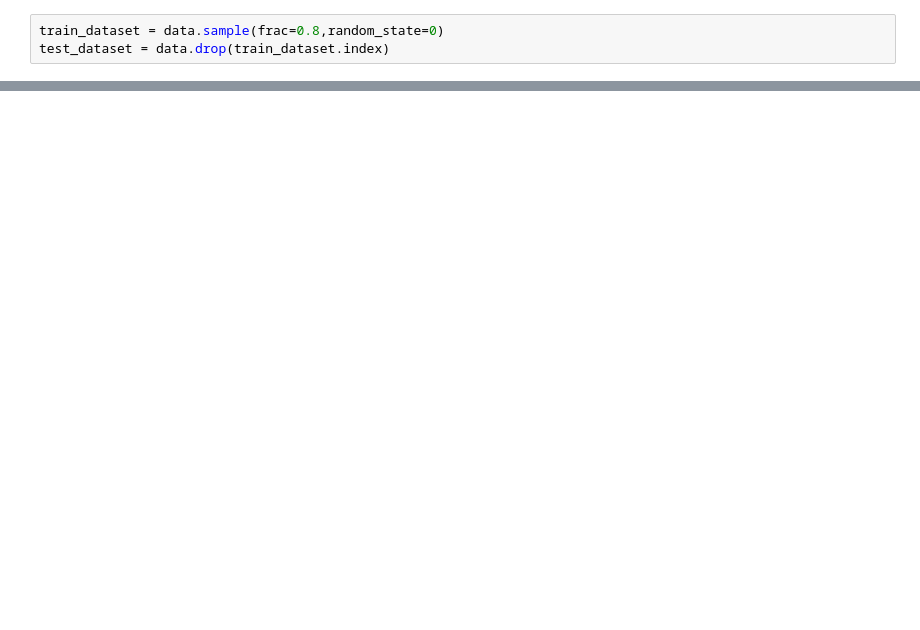
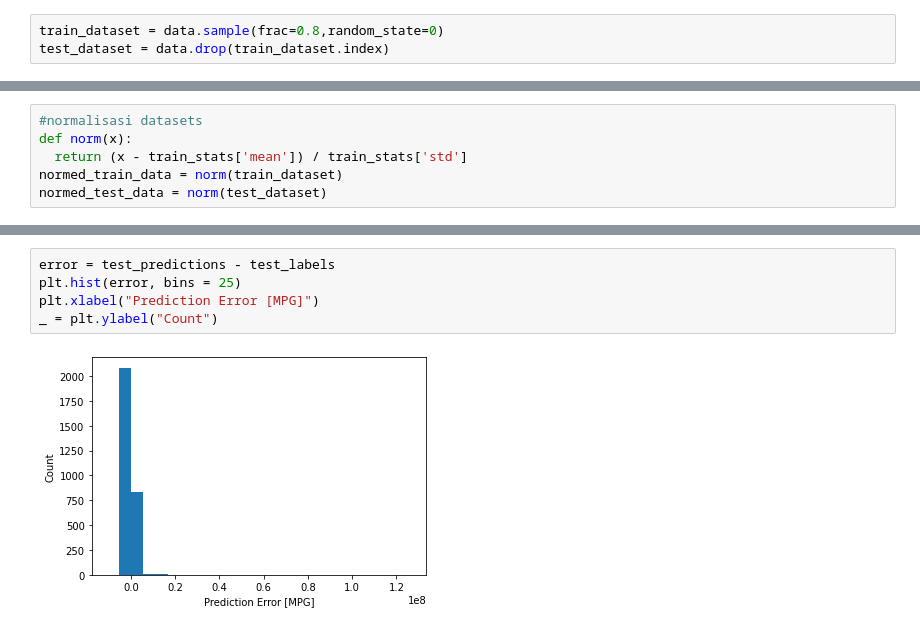
Before and after one commit to yopiazani02/Bangkit, a Jupyter notebook: bankgkit.ipynb, the cells around one changed output, grey strips where cells are left out. Saved outputs shown, nothing was run; the diff lists cells and outputs as text; blank space fills up the shorter version.

```diff
--- a/bankgkit.ipynb
+++ b/bankgkit.ipynb
@@ -257,0 +256,6 @@ test_dataset
+# %%
+#normalisasi datasets
+def norm(x):
+  return (x - train_stats['mean']) / train_stats['std']
+normed_train_data = norm(train_dataset)
+normed_test_data = norm(test_dataset)
@@ -257,0 +411,7 @@ test_dataset
+# %%
+error = test_predictions - test_labels
+plt.hist(error, bins = 25)
+plt.xlabel("Prediction Error [MPG]")
+_ = plt.ylabel("Count")
+# %% [output]
+[figure, added]
```
Also changed, not shown: parts of 41 cells of this notebook.
